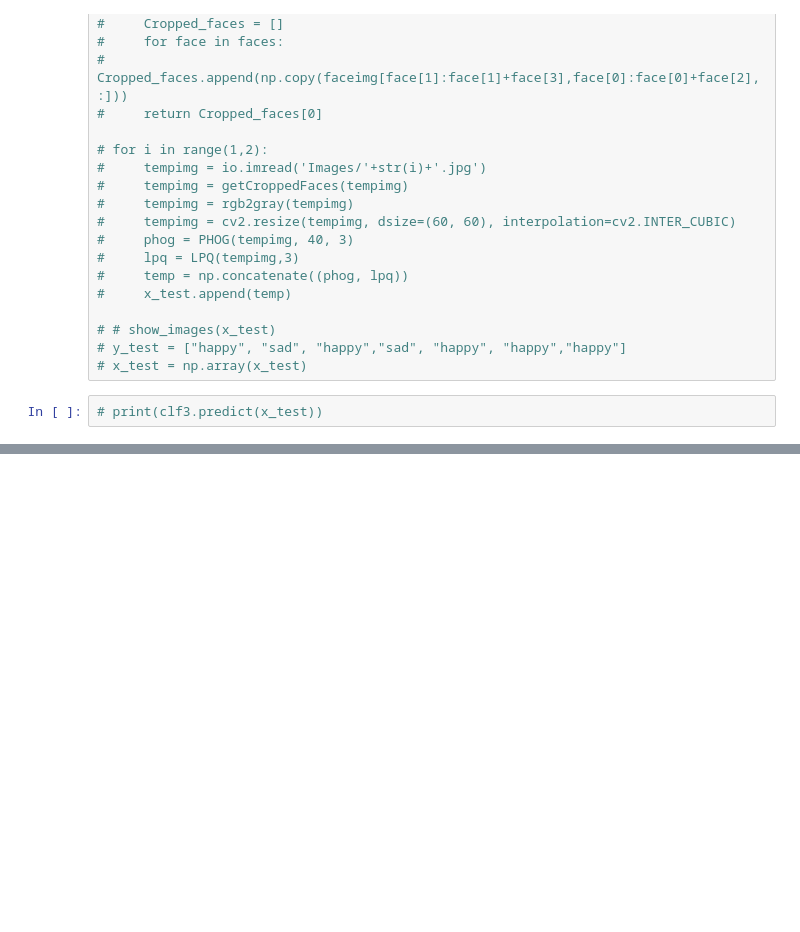
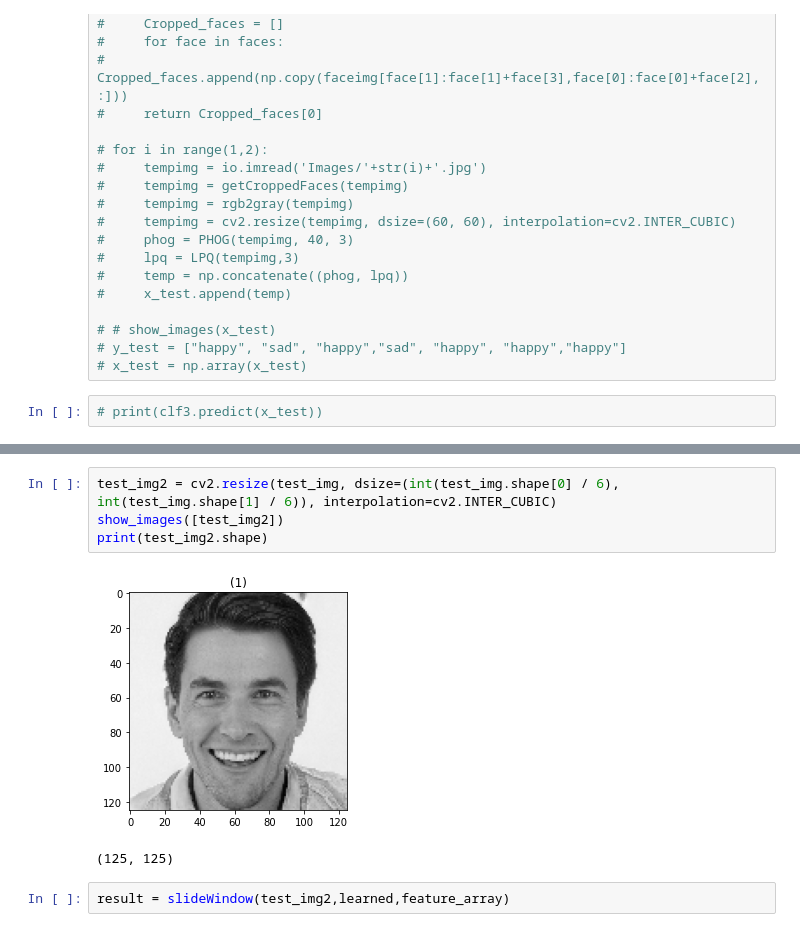
Before and after one commit to ammaryassereng/ImageProcessing_emotionDetection, a Jupyter notebook: Training.ipynb, the cells around one changed output, grey strips where cells are left out. Saved outputs shown, nothing was run; the diff lists cells and outputs as text; blank space fills up the shorter version.

```diff
--- a/Training.ipynb
+++ b/Training.ipynb
@@ -191,0 +510,9 @@ print(f'Accuracy when using only PHOG: {acc} %')
+# %%
+test_img2 = cv2.resize(test_img, dsize=(int(test_img.shape[0] / 6), int(test_img.shape[1] / 6)), interpolation=cv2.INTER_CUBIC)
+show_images([test_img2])
+print(test_img2.shape)
+# %% [output]
+[figure, added]
+(125, 125)
+# %%
+result = slideWindow(test_img2,learned,feature_array)
```
Also changed, not shown: parts of 26 cells of this notebook, 4 other files.
